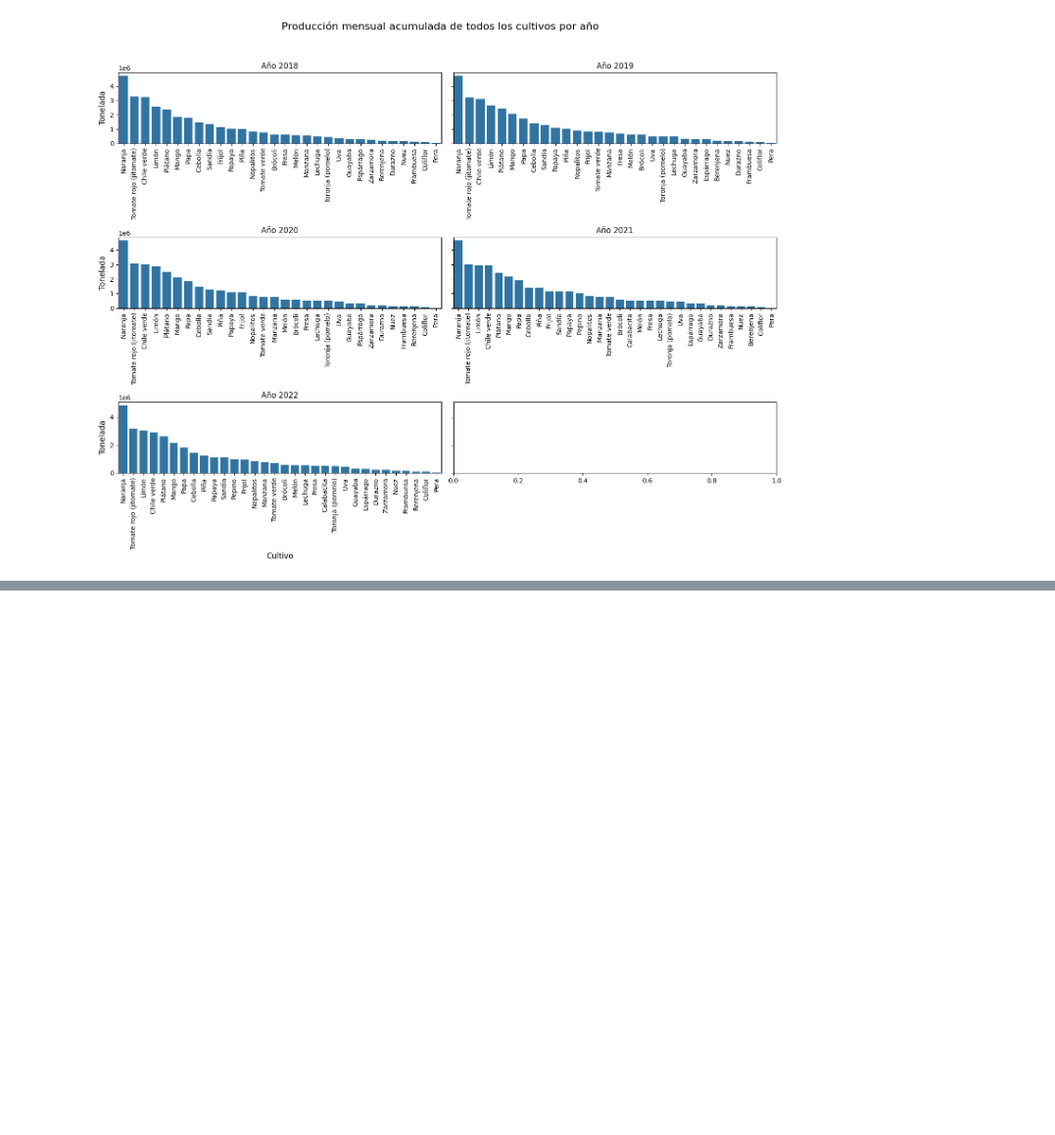
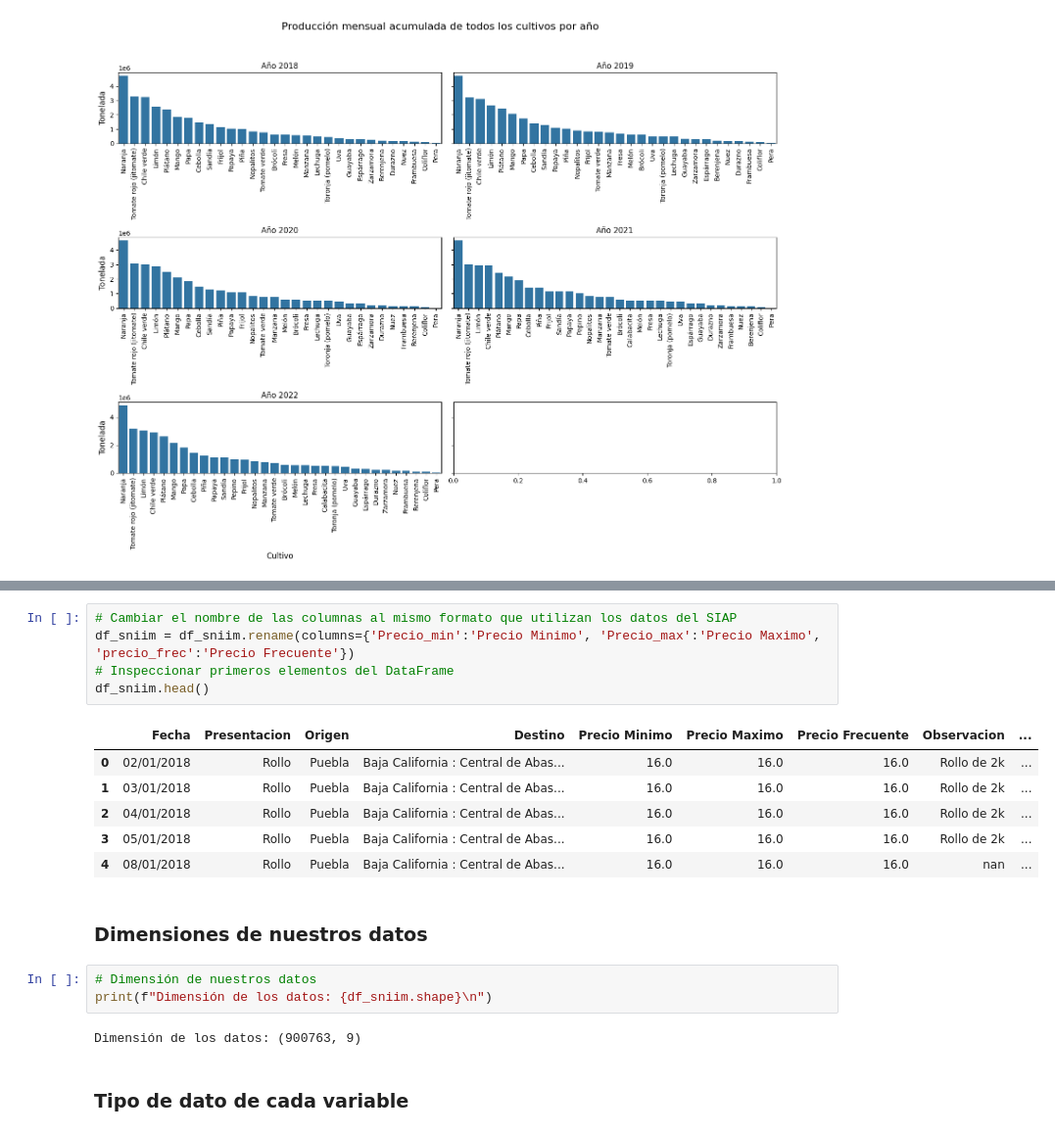
Before and after one commit to josemal98/Proyecto_Ing_Caract, a Jupyter notebook: Segunda_parte/Preparacion_de_datos.ipynb, the cells around one changed output, grey strips where cells are left out. Shown at 98% size. Saved outputs shown, nothing was run; the diff lists cells and outputs as text; blank space fills up the shorter version.

```diff
--- a/Segunda_parte/Preparacion_de_datos.ipynb
+++ b/Segunda_parte/Preparacion_de_datos.ipynb
@@ -515,0 +538,21 @@ plt.show()
+# %%
+# Cambiar el nombre de las columnas al mismo formato que utilizan los datos del SIAP
+df_sniim = df_sniim.rename(columns={'Precio_min':'Precio Minimo', 'Precio_max':'Precio Maximo', 'precio_frec':'Precio Frecuente'})
+# Inspeccionar primeros elementos del DataFrame
+df_sniim.head()
+# %% [output]
+|  | Fecha | Presentacion | Origen | Destino | Precio Minimo | Precio Maximo | Precio Frecuente | Observacion | ... |
+| 0 | 02/01/2018 | Rollo | Puebla | Baja California : Central de Abas... | 16.0 | 16.0 | 16.0 | Rollo de 2k | ... |
+| 1 | 03/01/2018 | Rollo | Puebla | Baja California : Central de Abas... | 16.0 | 16.0 | 16.0 | Rollo de 2k | ... |
+| 2 | 04/01/2018 | Rollo | Puebla | Baja California : Central de Abas... | 16.0 | 16.0 | 16.0 | Rollo de 2k | ... |
+| 3 | 05/01/2018 | Rollo | Puebla | Baja California : Central de Abas... | 16.0 | 16.0 | 16.0 | Rollo de 2k | ... |
+| 4 | 08/01/2018 | Rollo | Puebla | Baja California : Central de Abas... | 16.0 | 16.0 | 16.0 | nan | ... |
+# %% [markdown]
+### Dimensiones de nuestros datos
+# %%
+# Dimensión de nuestros datos
+print(f"Dimensión de los datos: {df_sniim.shape}\n")
+# %% [output]
+Dimensión de los datos: (900763, 9)
+# %% [markdown]
+### Tipo de dato de cada variable
```
Also changed, not shown: parts of 15 cells of this notebook.
